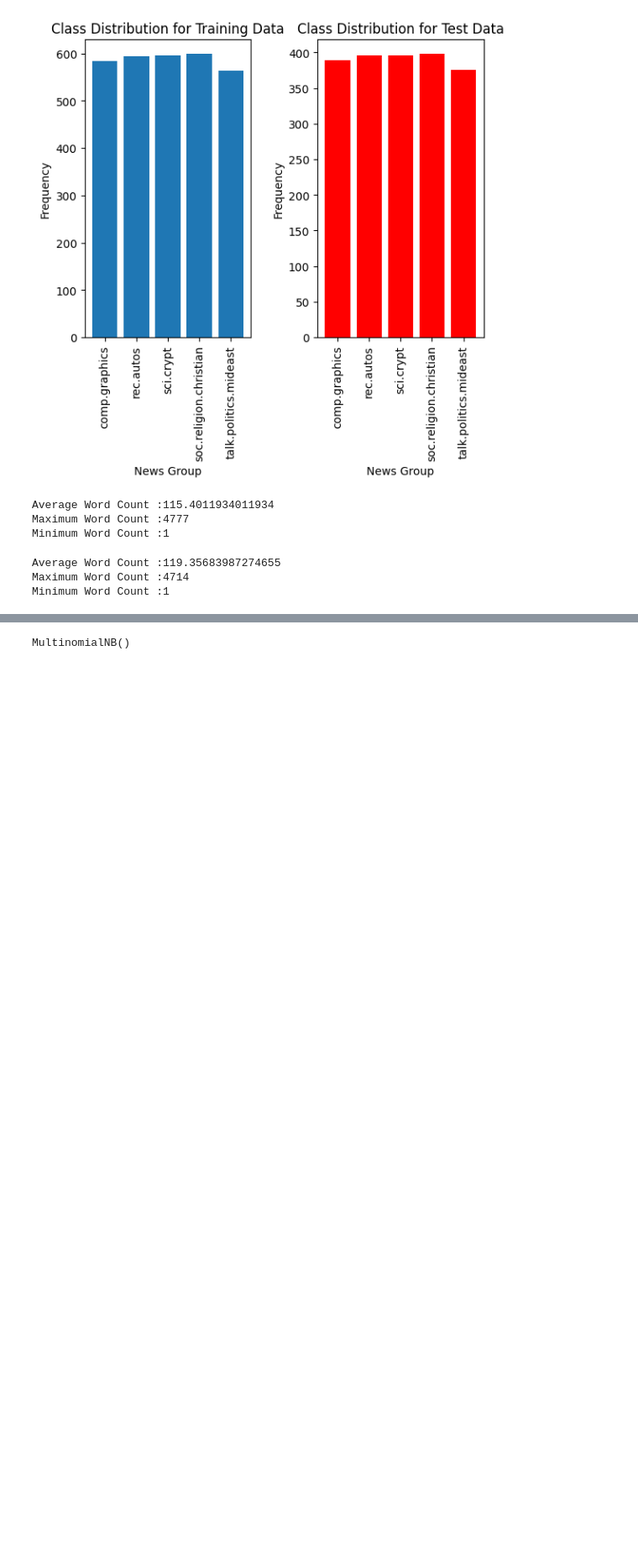
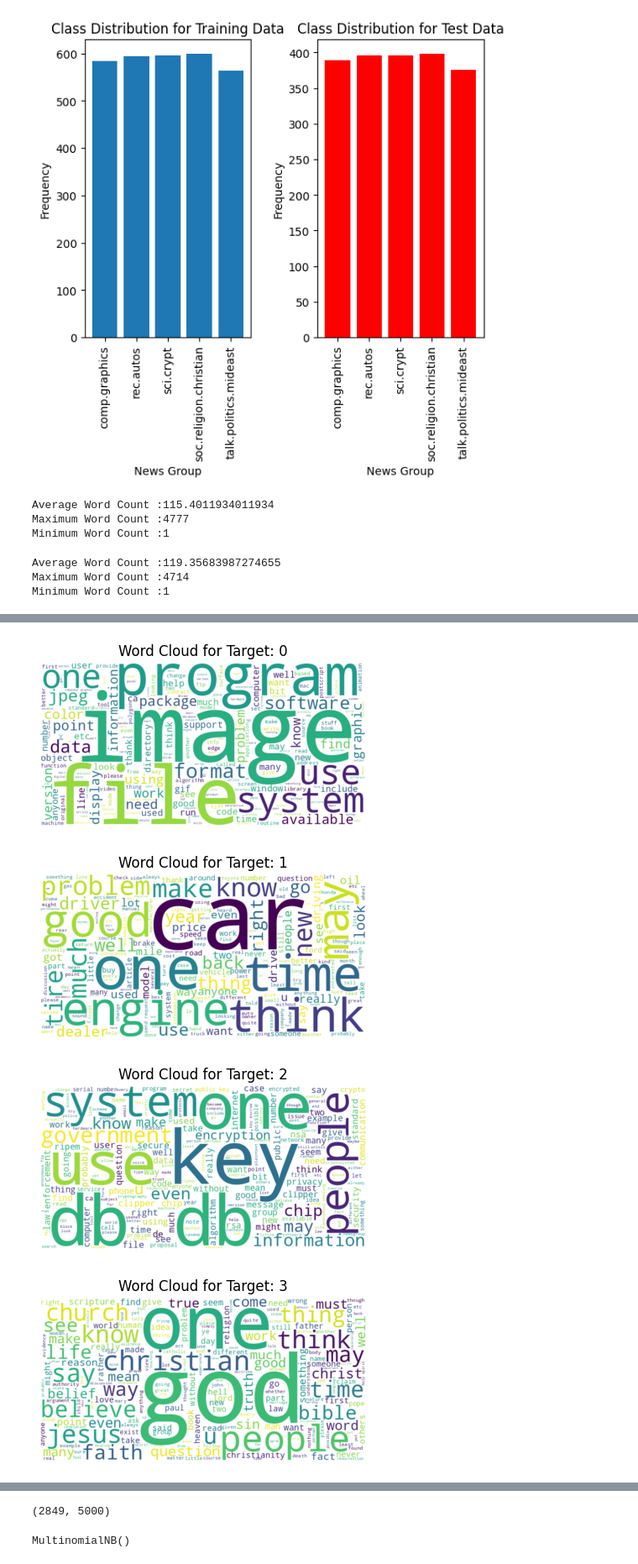
Before and after one commit to Satomiko/20Newsgroups, a Jupyter notebook: subset1.ipynb, the cells around one changed output, grey strips where cells are left out. Shown at 84% size. Saved outputs shown, nothing was run; the diff lists cells and outputs as text; code cells hidden in the pictures; blank space fills up the shorter version.

```diff
--- a/subset1.ipynb
+++ b/subset1.ipynb
@@ -168,0 +169,22 @@ Minimum Word Count :1
+# %%
+group_train_df_1 = train_df_1.groupby('target')
+
+# Create a word cloud for each target
+for target, group in group_train_df_1:
+    # Combine the text data from the group into a single string
+    combined_text = " ".join(group['data'].apply(lambda x: ' '.join(x)))
+
+    # Generate a word cloud
+    wordcloud = WordCloud(width=800, height=400, background_color='white').generate(combined_text)
+
+    # Display the word cloud with the target as the title
+    plt.figure(figsize=(5, 5))
+    plt.imshow(wordcloud, interpolation='bilinear')
+    plt.title(f"Word Cloud for Target: {target}")
+    plt.axis("off")
+    plt.show()
+# %% [output]
+[figure, added]
+[figure, added]
+[figure, added]
+[figure, added]
@@ -176,6 +199,10 @@ tfidf_vectorizer = TfidfVectorizer(max_features=5000)
 X1_train = tfidf_vectorizer.fit_transform(train_df_1['data'])
 
 X1_test = tfidf_vectorizer.transform(test_df_1['data'])
+# %%
+print(X1_train.shape)
+# %% [output]
+(2849, 5000)
 # %%
 #for Multinomial NaiveBayes method, use "MultinomialNB" function fromsklearn.naive_bayes
 nb_classifier = MultinomialNB()
```
Also changed, not shown: parts of 8 cells of this notebook.
